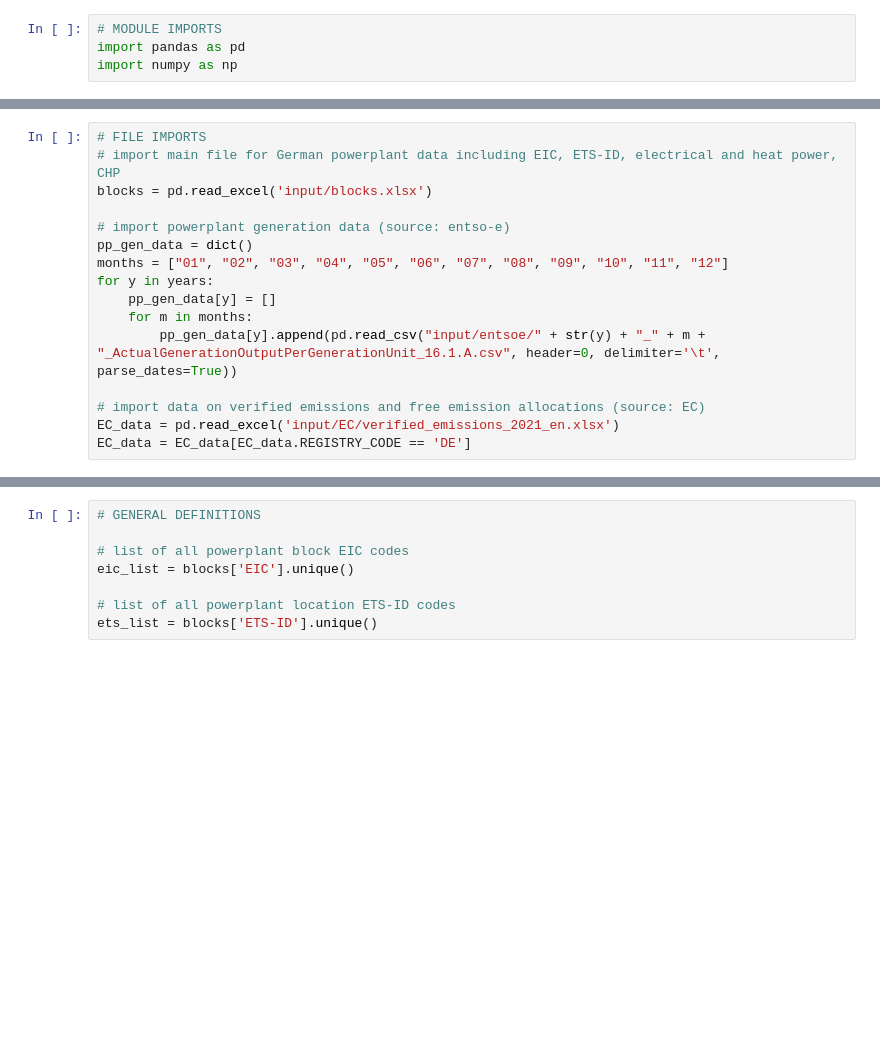
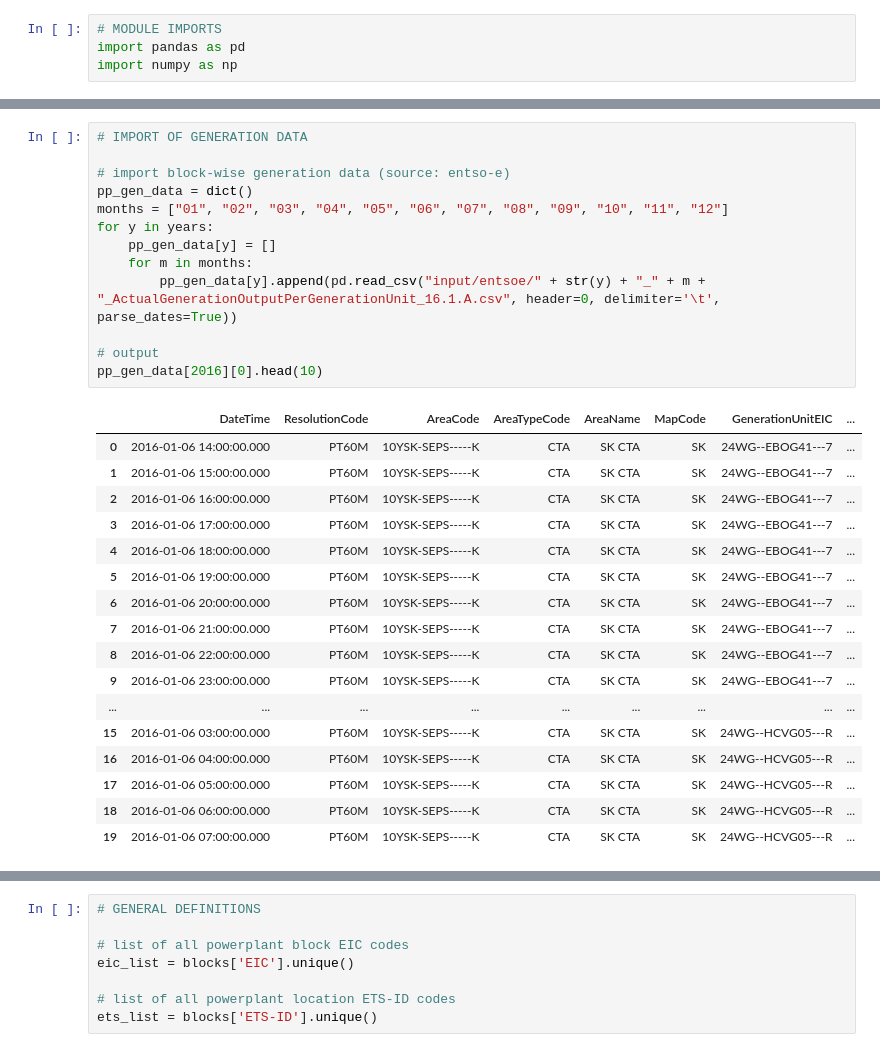
Before and after one commit to INATECH-CIG/CO2_emissions_factors_DE, a Jupyter notebook: main.ipynb, the cells around one changed output, grey strips where cells are left out. Saved outputs shown, nothing was run; the diff lists cells and outputs as text; blank space fills up the shorter version.

```diff
--- a/main.ipynb
+++ b/main.ipynb
@@ -25,16 +49,31 @@ years = [2016, 2017, 2018, 2019, 2020, 2021]
 # %%
-# FILE IMPORTS
-# import main file for German powerplant data including EIC, ETS-ID, electrical and heat power, CHP
-blocks = pd.read_excel('input/blocks.xlsx')
+# IMPORT OF GENERATION DATA
 
-# import powerplant generation data (source: entso-e)
+# import block-wise generation data (source: entso-e)
 pp_gen_data = dict()
 months = ["01", "02", "03", "04", "05", "06", "07", "08", "09", "10", "11", "12"]
 for y in years:
     pp_gen_data[y] = []
     for m in months:
         pp_gen_data[y].append(pd.read_csv("input/entsoe/" + str(y) + "_" + m + "_ActualGenerationOutputPerGenerationUnit_16.1.A.csv", header=0, delimiter='\t', parse_dates=True))
 
-# import data on verified emissions and free emission allocations (source: EC)
-EC_data = pd.read_excel('input/EC/verified_emissions_2021_en.xlsx')
-EC_data = EC_data[EC_data.REGISTRY_CODE == 'DE']
+# output
+pp_gen_data[2016][0].head(10)
+# %% [output]
+|  | DateTime | ResolutionCode | AreaCode | AreaTypeCode | AreaName | MapCode | GenerationUnitEIC | ... |
+| 0 | 2016-01-06 14:00:00.000 | PT60M | 10YSK-SEPS-----K | CTA | SK CTA | SK | 24WG--EBOG41---7 | ... |
+| 1 | 2016-01-06 15:00:00.000 | PT60M | 10YSK-SEPS-----K | CTA | SK CTA | SK | 24WG--EBOG41---7 | ... |
+| 2 | 2016-01-06 16:00:00.000 | PT60M | 10YSK-SEPS-----K | CTA | SK CTA | SK | 24WG--EBOG41---7 | ... |
+| 3 | 2016-01-06 17:00:00.000 | PT60M | 10YSK-SEPS-----K | CTA | SK CTA | SK | 24WG--EBOG41---7 | ... |
+| 4 | 2016-01-06 18:00:00.000 | PT60M | 10YSK-SEPS-----K | CTA | SK CTA | SK | 24WG--EBOG41---7 | ... |
+| 5 | 2016-01-06 19:00:00.000 | PT60M | 10YSK-SEPS-----K | CTA | SK CTA | SK | 24WG--EBOG41---7 | ... |
+| 6 | 2016-01-06 20:00:00.000 | PT60M | 10YSK-SEPS-----K | CTA | SK CTA | SK | 24WG--EBOG41---7 | ... |
+| 7 | 2016-01-06 21:00:00.000 | PT60M | 10YSK-SEPS-----K | CTA | SK CTA | SK | 24WG--EBOG41---7 | ... |
+| 8 | 2016-01-06 22:00:00.000 | PT60M | 10YSK-SEPS-----K | CTA | SK CTA | SK | 24WG--EBOG41---7 | ... |
+| 9 | 2016-01-06 23:00:00.000 | PT60M | 10YSK-SEPS-----K | CTA | SK CTA | SK | 24WG--EBOG41---7 | ... |
+| ... | ... | ... | ... | ... | ... | ... | ... | ... |
+| 15 | 2016-01-06 03:00:00.000 | PT60M | 10YSK-SEPS-----K | CTA | SK CTA | SK | 24WG--HCVG05---R | ... |
+| 16 | 2016-01-06 04:00:00.000 | PT60M | 10YSK-SEPS-----K | CTA | SK CTA | SK | 24WG--HCVG05---R | ... |
+| 17 | 2016-01-06 05:00:00.000 | PT60M | 10YSK-SEPS-----K | CTA | SK CTA | SK | 24WG--HCVG05---R | ... |
+| 18 | 2016-01-06 06:00:00.000 | PT60M | 10YSK-SEPS-----K | CTA | SK CTA | SK | 24WG--HCVG05---R | ... |
+| 19 | 2016-01-06 07:00:00.000 | PT60M | 10YSK-SEPS-----K | CTA | SK CTA | SK | 24WG--HCVG05---R | ... |
```
Also changed, not shown: parts of 15 cells of this notebook.
